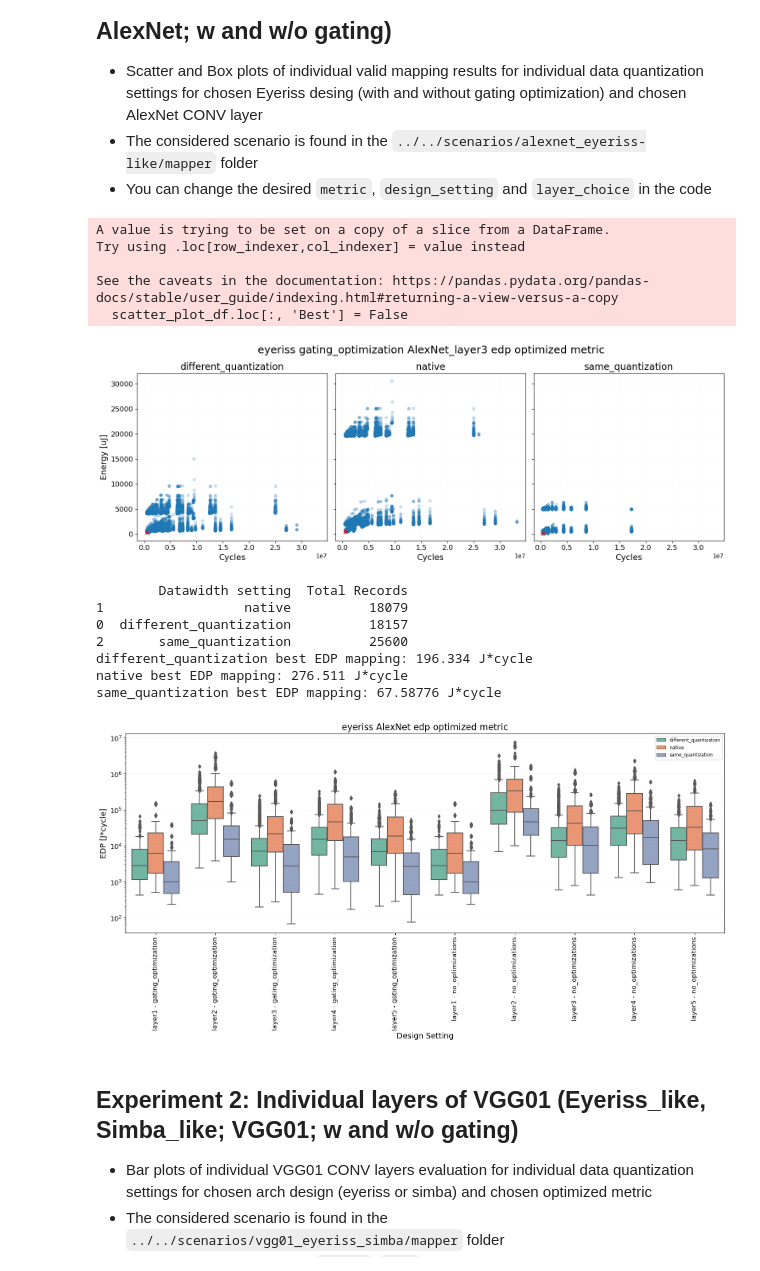
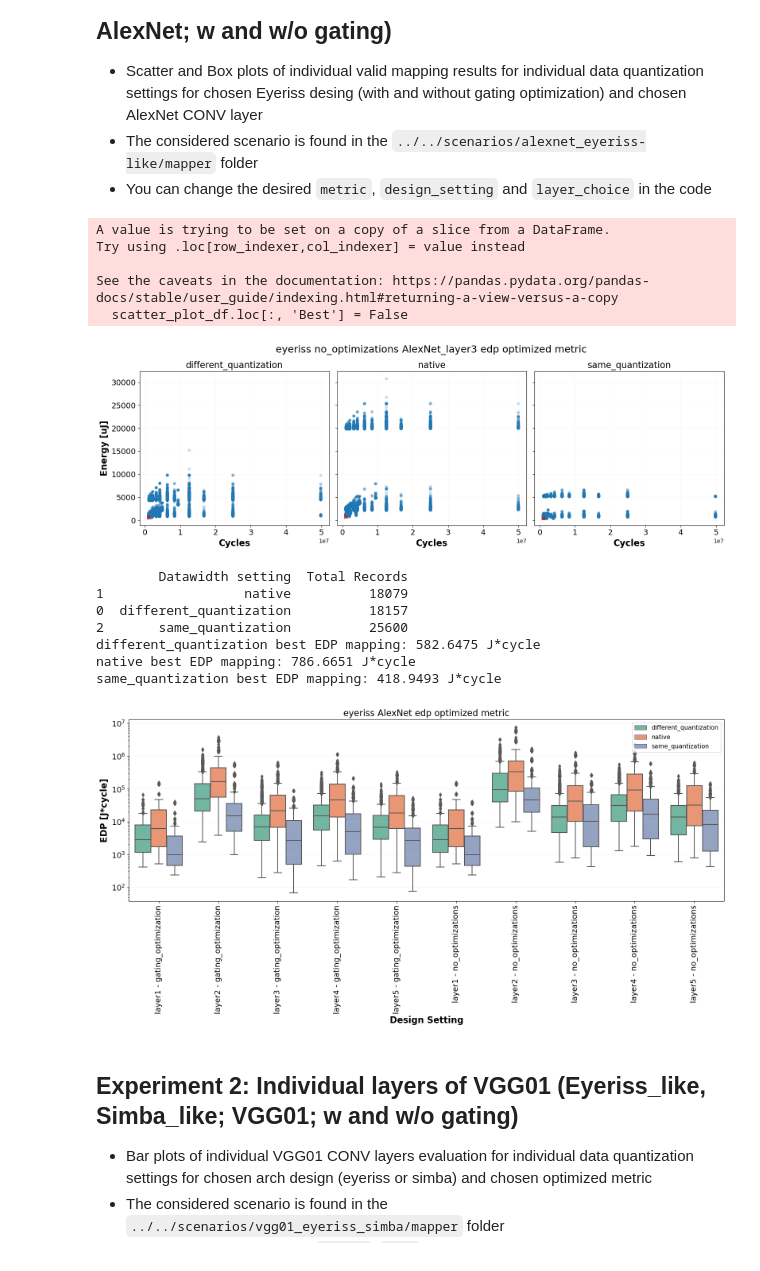
Before and after one commit to honzastor/accelergy-timeloop-infrastructure-quantization-feature, a Jupyter notebook: quantization-exercises/utils/plot_graphs/plot_graphs.ipynb, the cells around one changed output. Drawn from its saved outputs; the diff is of its cells as text; code cells hidden in the pictures.

```diff
--- a/quantization-exercises/utils/plot_graphs/plot_graphs.ipynb
+++ b/quantization-exercises/utils/plot_graphs/plot_graphs.ipynb
@@ -110,7 +145,7 @@ stats_df = pd.concat(stats_dfs, axis=0, ignore_index=True)
 # %%
 """ SCATTER PLOT """
 ### MODIFY/SELECT DATA ###
-design_setting = "gating_optimization" # gating_optimization, no_optimizations
+design_setting = "no_optimizations" # gating_optimization, no_optimizations
 layer_choice = 'AlexNet_layer3' # AlexNet_layer1, AlexNet_layer2, AlexNet_layer3, AlexNet_layer4, AlexNet_layer5
 
 scatter_plot_df = oaves_df.loc[(oaves_df['Layer'] == layer_choice) & (design_setting == oaves_df['Design setting'])]
@@ -126,38 +161,38 @@ for quant_setting in quant_settings:
     scatter_plot_df.loc[best_mapping.name, 'Best'] = True
 
 ### PLOT GRAPHS ###
-fig, axes = plt.subplots(nrows=1, ncols=3, figsize=(15, 5), sharex=True, sharey=True)
+fig, axes = plt.subplots(nrows=1, ncols=3, figsize=(16, 5), sharex=True, sharey=True)
 
 for i, setting in enumerate(quant_settings):
     sub_df = scatter_plot_df[scatter_plot_df['Datawidth setting'] == setting]
     best_df = sub_df[sub_df['Best']]
     other_df = sub_df[~sub_df['Best']]
     axes[i].scatter(other_df['Cycles'], other_df['Energy [uJ]'], s=20, alpha=0.2, c='tab:blue', rasterized=True)
     axes[i].scatter(best_df['Cycles'], best_df['Energy [uJ]'], s=40, alpha=1, c='r', marker='x', rasterized=True)
-    axes[i].set_xlabel('Cycles', fontsize=14)
+    axes[i].set_xlabel('Cycles', fontsize=16, fontweight='bold')
     if i == 0:
-        axes[i].set_ylabel('Energy [uJ]', fontsize=14)
+        axes[i].set_ylabel('Energy [uJ]', fontsize=16, fontweight='bold')
     axes[i].set_title(setting, fontsize=16)
     axes[i].grid(True, color='lightgray', linestyle='-', linewidth=0.5, alpha=0.25)
-    axes[i].tick_params(axis='both', which='major', labelsize=12)
+    axes[i].tick_params(axis='both', which='major', labelsize=14)
 
 #saving the graph image
 plt.tight_layout()
 fig_location = "plots/Experiment1"
 if not os.path.exists(fig_location):
     os.makedirs(fig_location)
 plt.savefig(os.path.join(fig_location, f'{arch_name}_{design_setting}_{layer_choice}_{metric}_scatter.png'), bbox_inches='tight')
 plt.savefig(os.path.join(fig_location, f'{arch_name}_{design_setting}_{layer_choice}_{metric}_scatter.pdf'), bbox_inches='tight')
 
 plt.suptitle(f"{arch_name} {design_setting} {layer_choice} {metric} optimized metric", fontsize=18, y=1.05, x=0.53)
 plt.show()
 # %% [output]
 A value is trying to be set on a copy of a slice from a DataFrame.
 Try using .loc[row_indexer,col_indexer] = value instead
 
 See the caveats in the documentation: https://pandas.pydata.org/pandas-docs/stable/user_guide/indexing.html#returning-a-view-versus-a-copy
   scatter_plot_df.loc[:, 'Best'] = False
-[figure, old version]
+[figure, new version]
 # %%
 # Get the total number of records for each quant_setting (NOTE that the numbers do not represent total number of valid mappings per setting! Because just the best evaluated mappings per thread is reported (in other words, the number is probably less than the actual number of valid mappings and will change with different number of threads used, to see true counts, run the mapper with live-status option on))
 total_records = scatter_plot_df.groupby(['Datawidth setting']).size().reset_index(name='Total Records')
@@ -173,9 +208,9 @@ for quant_setting in quant_settings:
 1                  native          18079
 0  different_quantization          18157
 2       same_quantization          25600
-different_quantization best EDP mapping: 196.334 J*cycle
-native best EDP mapping: 276.511 J*cycle
-same_quantization best EDP mapping: 67.58776 J*cycle
+different_quantization best EDP mapping: 582.6475 J*cycle
+native best EDP mapping: 786.6651 J*cycle
+same_quantization best EDP mapping: 418.9493 J*cycle
 # %%
 """ BOX PLOT """
 ### MODIFY/SELECT DATA ###
@@ -193,17 +228,17 @@ plt.figure(figsize=(16, 8))
 sns.boxplot(x="Layer_Design_setting", y="EDP [J*cycle]", hue="Datawidth setting", data=boxplot_df, palette="Set2")
 
 # Set plot labels
-plt.xlabel('Design Setting', fontsize=14)
-plt.ylabel('EDP [J*cycle]', fontsize=14)
-plt.xticks(rotation=90, fontsize=12)
-plt.yticks(fontsize=12)
+plt.xlabel('Design Setting', fontsize=16, fontweight='bold')
+plt.ylabel('EDP [J*cycle]', fontsize=16, fontweight='bold')
+plt.xticks(rotation=90, fontsize=14)
+plt.yticks(fontsize=14)
 
 # Set y-axis scale to logarithmic
 plt.yscale('log')
 # Add y-axis grid lines
 plt.grid(axis='y', color='lightgray', linestyle='-', linewidth=0.25, alpha=0.75)
 # Set legend position and font size
-plt.legend(loc='upper right', fontsize='small')
+plt.legend(loc='upper right', fontsize=11)
 
 
 # Save the plot
@@ -217,7 +252,7 @@ plt.savefig(os.path.join(fig_location, f'{arch_name}_AlexNet_boxplot.pdf'), bbox
 plt.title(f"{arch_name} AlexNet {metric} optimized metric", fontsize=16)
 plt.show()
 # %% [output]
-[figure, old version]
+[figure, new version]
 # %% [markdown]
 ## Experiment 2: Individual layers of VGG01 (Eyeriss_like, Simba_like; VGG01; w and w/o gating)
 * Bar plots of individual VGG01 CONV layers evaluation for individual data quantization settings for chosen arch design (eyeriss or simba) and chosen optimized metric
```
Also changed, not shown: parts of 10 cells of this notebook.
